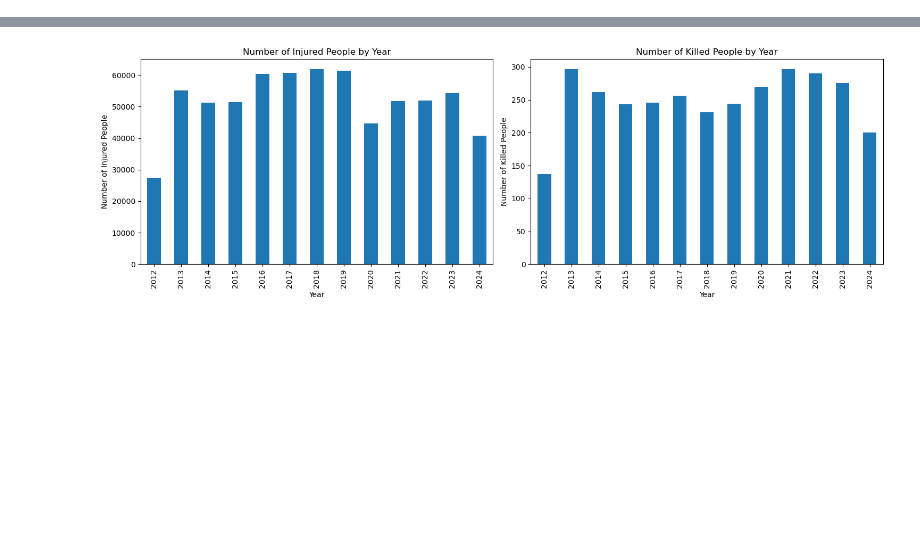
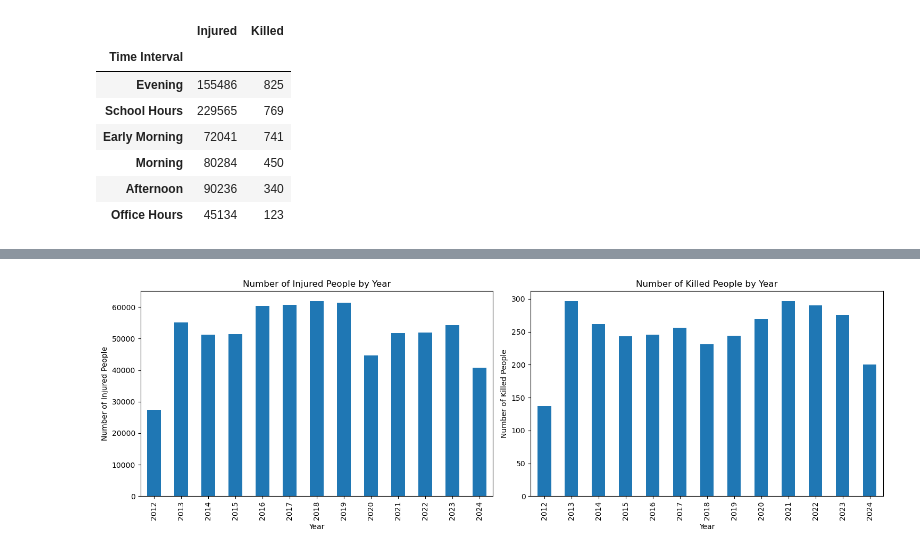
Before and after one commit to awnonbhowmik/NYC_MV_Collisions_Crashes, a Jupyter notebook: main.ipynb, the cells around one changed output, grey strips where cells are left out. Cells and saved outputs as stored; diff of their text form; code cells hidden in the pictures; blank space fills up the shorter version.

```diff
--- a/main.ipynb
+++ b/main.ipynb
@@ -92,0 +107,11 @@ time_interval_stats
+# %%
+time_interval_stats.sort_values(by='Killed', ascending=False)
+# %% [output]
+|  | Injured | Killed |
+| Time Interval |  |  |
+| Evening | 155486 | 825 |
+| School Hours | 229565 | 769 |
+| Early Morning | 72041 | 741 |
+| Morning | 80284 | 450 |
+| Afternoon | 90236 | 340 |
+| Office Hours | 45134 | 123 |
```
Also changed, not shown: parts of 6 cells of this notebook.
